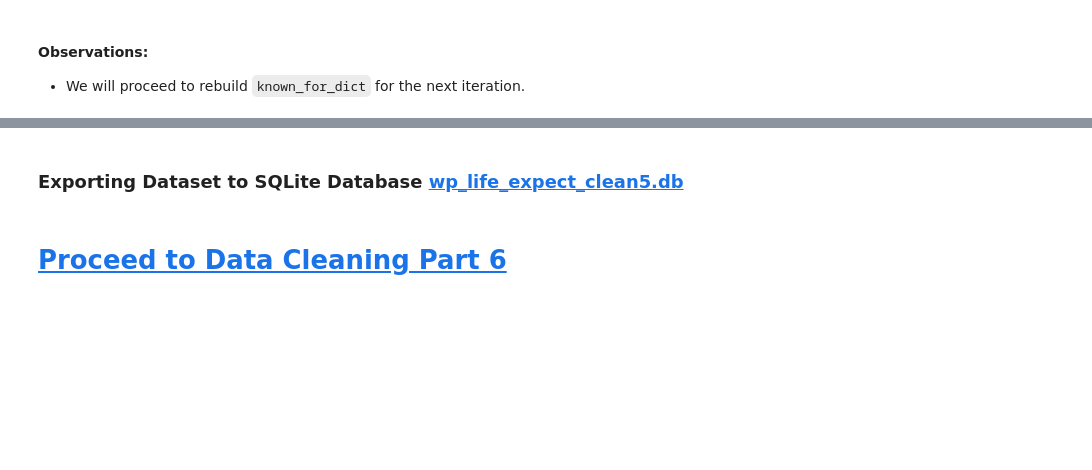
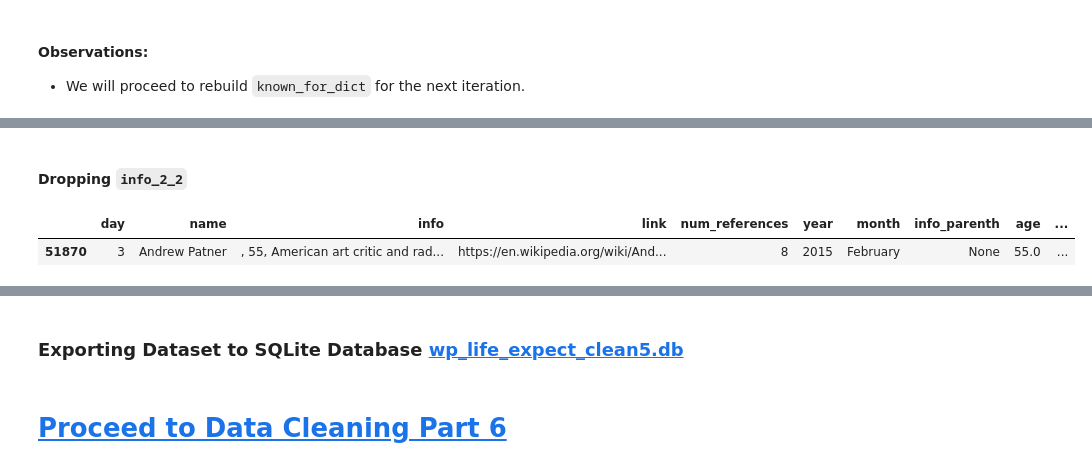
Before and after one commit to teresahanak/wikipedia-life-expectancy, a Jupyter notebook: wp_life_expect_data_clean5_thanak_2022_07_26.ipynb, the cells around one changed output, grey strips where cells are left out. Cells and saved outputs as stored; diff of their text form; code cells hidden in the pictures; blank space fills up the shorter version.

```diff
--- a/wp_life_expect_data_clean5_thanak_2022_07_26.ipynb
+++ b/wp_life_expect_data_clean5_thanak_2022_07_26.ipynb
@@ -8182,0 +8467,21 @@ df["num_categories"].value_counts()
+# %%
+%%time
+
+# Column to check
+column = 'info_2_2'
+
+# Start dataframe
+dataframe = df[df[column].notna()]
+
+# For loop to find role in column and extract it as category
+for category, category_lst in known_for_dict.items():
+    for role in category_lst:
+        for index in dataframe.index:
+                item = df.loc[index, column]
+                if item:
+                    if role in item:
+                        df.loc[index, category] = 1
+                        df.loc[index, column] = item.replace(role, '').strip()
+
+# Calculating num_categories
+df["num_categories"] = df[known_for_dict.keys()].sum(axis=1)
@@ -8182,0 +8513,11 @@ df["num_categories"].value_counts()
+# %% [markdown]
+#### Dropping `info_2_2`
+# %%
+# Dropping info_2_2
+df.drop("info_2_2", axis=1, inplace=True)
+
+# Checking sample
+df.sample()
+# %% [output]
+|  | day | name | info | link | num_references | year | month | info_parenth | age | ... |
+| 51870 | 3 | Andrew Patner | , 55, American art critic and rad... | https://en.wikipedia.org/wiki/And... | 8 | 2015 | February | None | 55.0 | ... |
```
Also changed, not shown: parts of 190 cells of this notebook.
